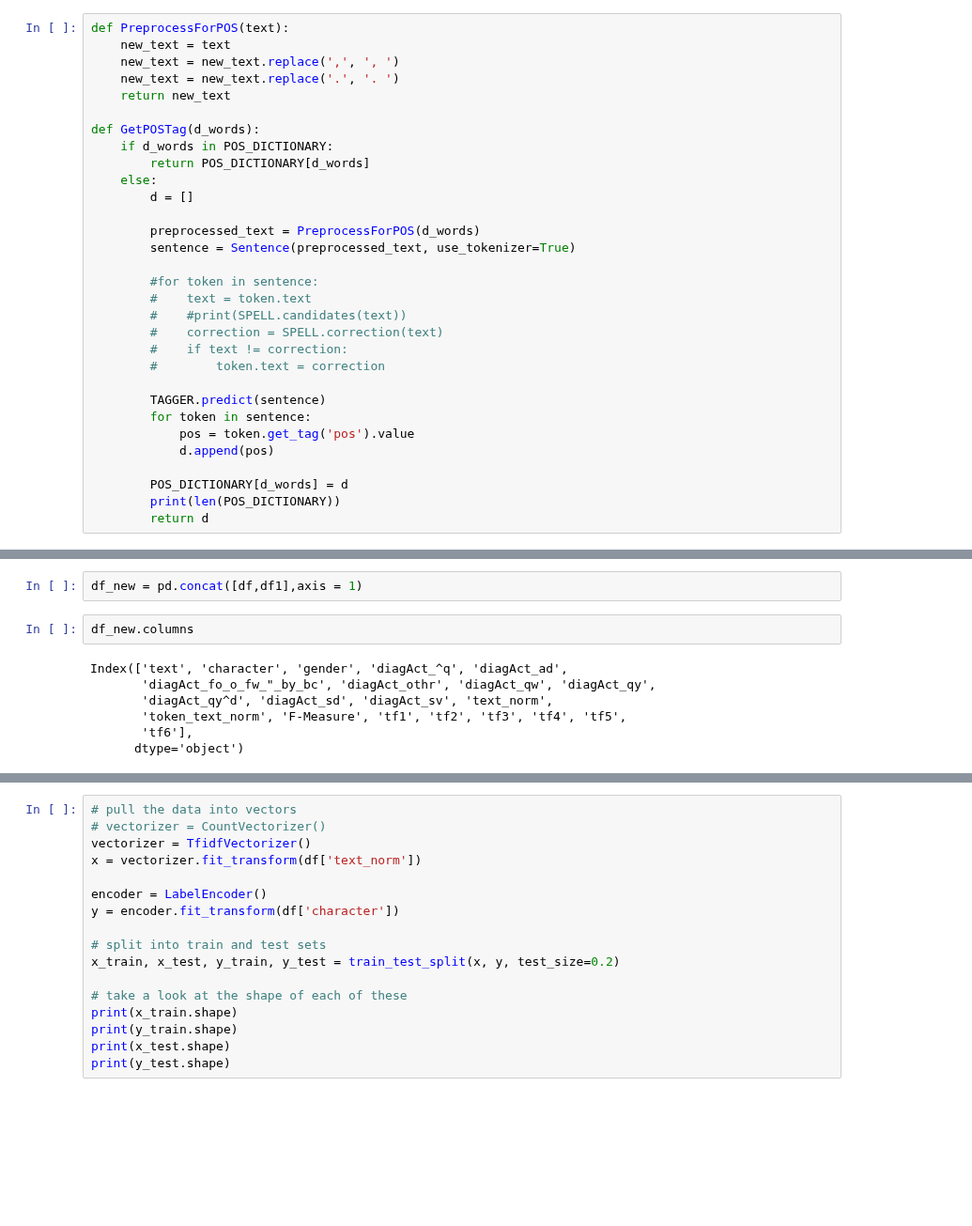
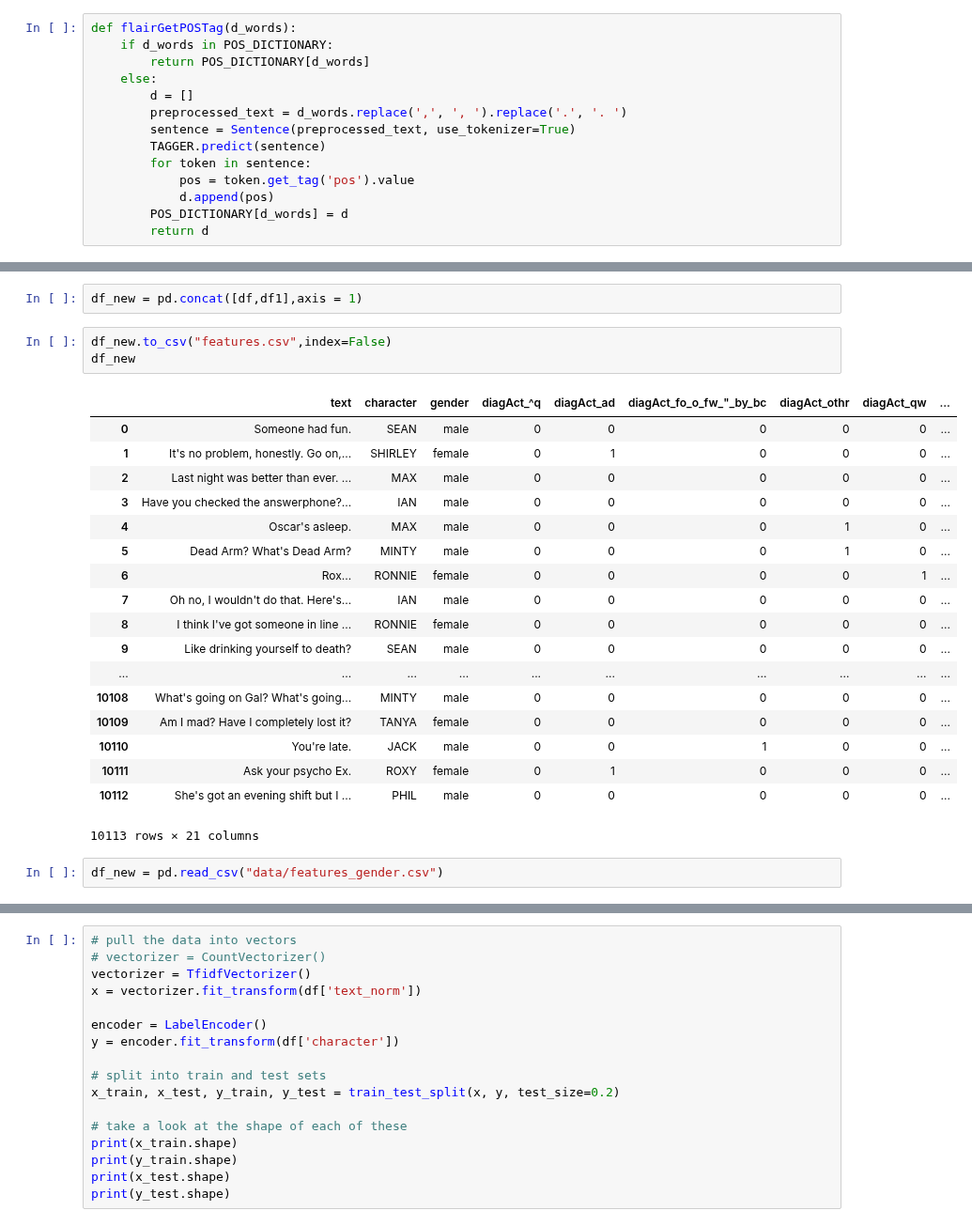
Before and after one commit to BestGogo/msc_ai_sem1, a Jupyter notebook: Lab/NLP/Project/Untitled.ipynb, the cells around one changed output, grey strips where cells are left out. Shown at 94% size. Saved outputs shown, nothing was run; the diff lists cells and outputs as text; blank space fills up the shorter version.

```diff
--- a/Lab/NLP/Project/Untitled.ipynb
+++ b/Lab/NLP/Project/Untitled.ipynb
@@ -50,35 +48,18 @@ def createDiagActFeatures(sentence):
         features.append('/')
     return [[features]]
 # %%
-def PreprocessForPOS(text):
-    new_text = text
-    new_text = new_text.replace(',', ', ')
-    new_text = new_text.replace('.', '. ')
-    return new_text
-
-def GetPOSTag(d_words):
+def flairGetPOSTag(d_words):
     if d_words in POS_DICTIONARY:
         return POS_DICTIONARY[d_words]
     else:
         d = []
-
-        preprocessed_text = PreprocessForPOS(d_words)
+        preprocessed_text = d_words.replace(',', ', ').replace('.', '. ')
         sentence = Sentence(preprocessed_text, use_tokenizer=True)
-
-        #for token in sentence:
-        #    text = token.text
-        #    #print(SPELL.candidates(text))
-        #    correction = SPELL.correction(text)
-        #    if text != correction:
-        #        token.text = correction
-
         TAGGER.predict(sentence)
         for token in sentence:
             pos = token.get_tag('pos').value
             d.append(pos)
-
         POS_DICTIONARY[d_words] = d
-        print(len(POS_DICTIONARY))
         return d
 # %%
 tagger = pycrfsuite.Tagger()
@@ -303,15 +255,30 @@ Most common tokens [('dont', 890), ('yeah', 793), ('know', 787), ('get', 734), (
 Building feature dict
 # %%
 df_new = pd.concat([df,df1],axis = 1)
-# %%
-df_new.columns
-# %% [output]
-Index(['text', 'character', 'gender', 'diagAct_^q', 'diagAct_ad',
-       'diagAct_fo_o_fw_"_by_bc', 'diagAct_othr', 'diagAct_qw', 'diagAct_qy',
-       'diagAct_qy^d', 'diagAct_sd', 'diagAct_sv', 'text_norm',
-       'token_text_norm', 'F-Measure', 'tf1', 'tf2', 'tf3', 'tf4', 'tf5',
-       'tf6'],
-      dtype='object')
+# %%
+df_new.to_csv("features.csv",index=False)
+df_new
+# %% [output]
+|  | text | character | gender | diagAct_^q | diagAct_ad | diagAct_fo_o_fw_"_by_bc | diagAct_othr | diagAct_qw | ... |
+| 0 | Someone had fun. | SEAN | male | 0 | 0 | 0 | 0 | 0 | ... |
+| 1 | It's no problem, honestly. Go on,... | SHIRLEY | female | 0 | 1 | 0 | 0 | 0 | ... |
+| 2 | Last night was better than ever. ... | MAX | male | 0 | 0 | 0 | 0 | 0 | ... |
+| 3 | Have you checked the answerphone?... | IAN | male | 0 | 0 | 0 | 0 | 0 | ... |
+| 4 | Oscar's asleep. | MAX | male | 0 | 0 | 0 | 1 | 0 | ... |
+| 5 | Dead Arm? What's Dead Arm? | MINTY | male | 0 | 0 | 0 | 1 | 0 | ... |
+| 6 | Rox... | RONNIE | female | 0 | 0 | 0 | 0 | 1 | ... |
+| 7 | Oh no, I wouldn't do that. Here's... | IAN | male | 0 | 0 | 0 | 0 | 0 | ... |
+| 8 | I think I've got someone in line ... | RONNIE | female | 0 | 0 | 0 | 0 | 0 | ... |
+| 9 | Like drinking yourself to death? | SEAN | male | 0 | 0 | 0 | 0 | 0 | ... |
+| ... | ... | ... | ... | ... | ... | ... | ... | ... | ... |
+| 10108 | What's going on Gal? What's going... | MINTY | male | 0 | 0 | 0 | 0 | 0 | ... |
+| 10109 | Am I mad? Have I completely lost it? | TANYA | female | 0 | 0 | 0 | 0 | 0 | ... |
+| 10110 | You're late. | JACK | male | 0 | 0 | 1 | 0 | 0 | ... |
+| 10111 | Ask your psycho Ex. | ROXY | female | 0 | 1 | 0 | 0 | 0 | ... |
+| 10112 | She's got an evening shift but I ... | PHIL | male | 0 | 0 | 0 | 0 | 0 | ... |
+10113 rows × 21 columns
+# %%
+df_new = pd.read_csv("data/features_gender.csv")
 # %%
 encoder = LabelEncoder()
 y = encoder.fit_transform(df_new['gender'])
```
Also changed, not shown: parts of 12 cells of this notebook, 24 other files.
